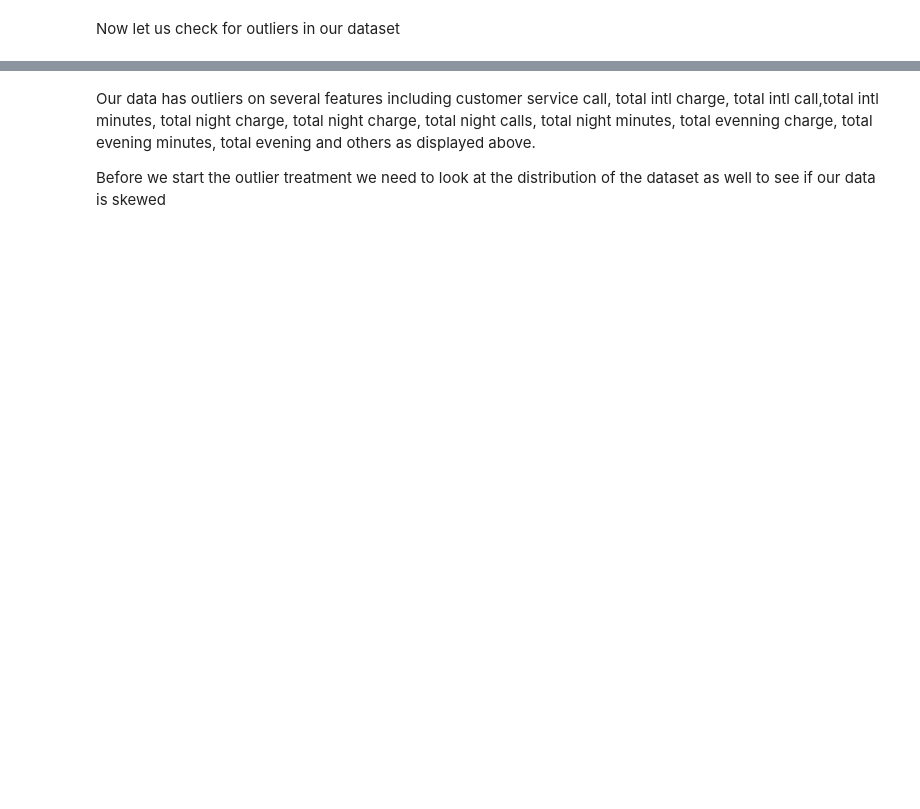
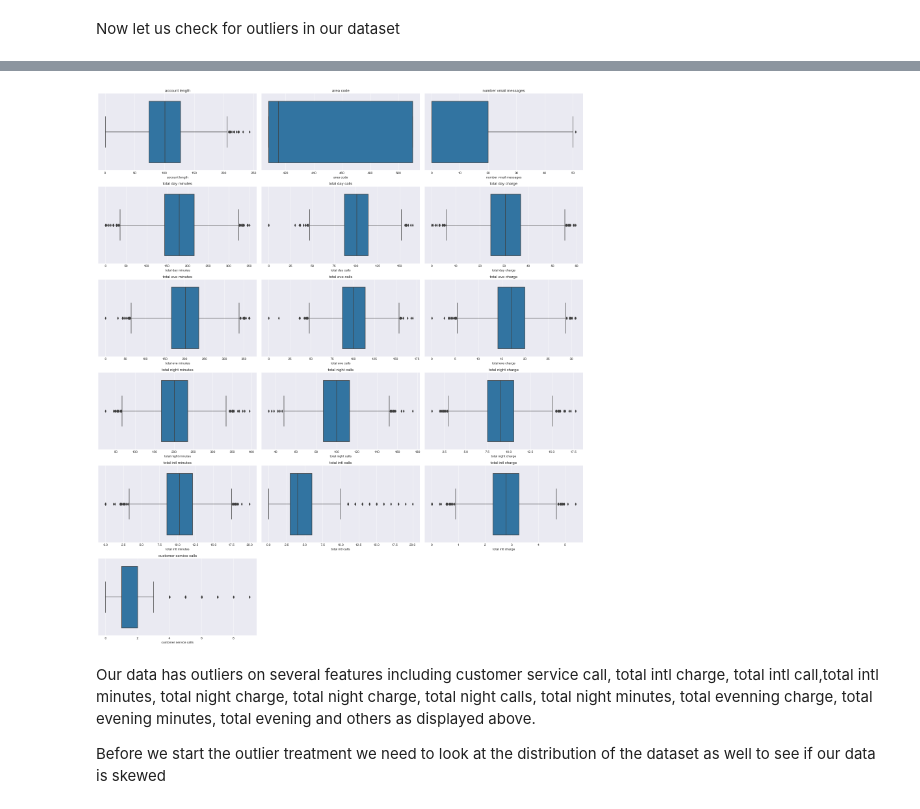
Before and after one commit to Salahudin654/Phase3-SyriaTel, a Jupyter notebook: index.ipynb, the cells around one changed output, grey strips where cells are left out. Cells and saved outputs as stored; diff of their text form; code cells hidden in the pictures; blank space fills up the shorter version.

```diff
--- a/index.ipynb
+++ b/index.ipynb
@@ -151,7 +163,0 @@ df.head()
-# %%
-# checking for percentage of missing values
-def missing(data):
-    ### this functions returns missing value percentage ###
-    return ((data.isnull().sum().sum())/data.shape[0]) * 100
-
-missing(df)
@@ -159,0 +227,3 @@ missing(df)
+# %%
+data_prep = DataCleaning(r'C:\Users\USER\Desktop\Data\PHASE3\Phase3-SyriaTel\data\bigml_59c28831336c6604c800002a.csv')
+data_prep.missing()
@@ -201,3 +241,7 @@ outliers(df)
+# %%
+data_prep.outliers()
+# %% [output]
+[figure, added]
 # %% [markdown]
 Our data has outliers on several features including customer service call, total intl charge, total intl call,total intl minutes, total night charge, total night charge, total night calls, total night minutes, total evenning charge, total evening minutes, total evening and others as displayed above.
 
```
Also changed, not shown: parts of 16 cells of this notebook, 3 other files.
